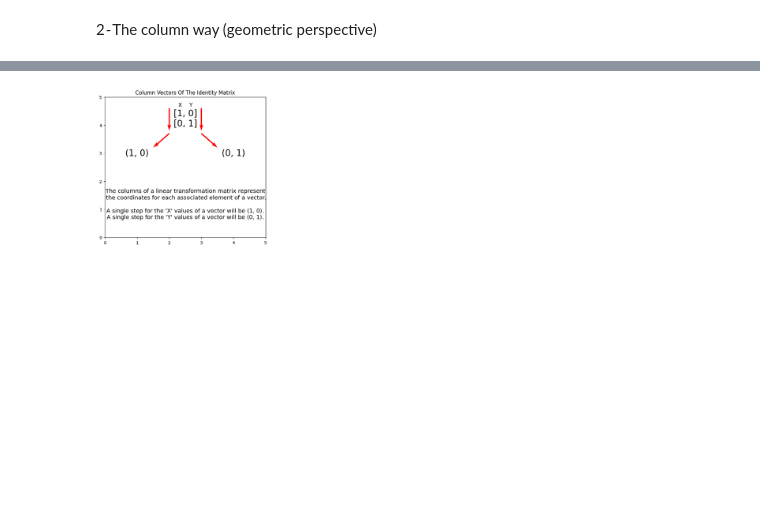
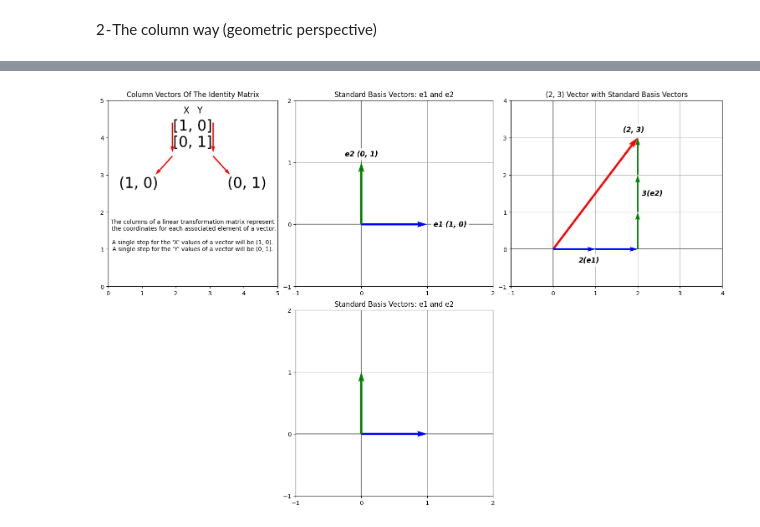
Before and after one commit to Keoni808/Visuals, a Jupyter notebook: Linear_Transformations_(Figures).ipynb, the cells around one changed output, grey strips where cells are left out. Cells and saved outputs as stored; diff of their text form; code cells hidden in the pictures; blank space fills up the shorter version.

Commit message:
Figure 11 (2 - The column way (geometric perspective))

```diff
--- a/Linear_Transformations_(Figures).ipynb
+++ b/Linear_Transformations_(Figures).ipynb
@@ -844,13 +844,13 @@ def draw_and_text_plot(ax, plot_location, xy_lim, texts, text_locations, text_fo
   ax.set_title(title)
 
 
-
 def draw_plot(ax, plot_location, origin, vectors, colors, texts, num_vectors, xy_lim, title):
   ax = fig.add_subplot(plot_rows, plot_cols, plot_location)
 
   for i in range(num_vectors):
-    ax.quiver(*origin, *vectors[i], color=colors[i], scale=1, scale_units='xy', angles='xy', width=.01, zorder=4)
+    ax.quiver(*origin[i], *vectors[i], color=colors[i], scale=1, scale_units='xy', angles='xy', width=.01, zorder=4)
     ax.text(vectors[i][0] - .5, vectors[i][1] + .3, texts[i], color='black', verticalalignment='center', fontsize=20, fontweight='bold', style='italic', bbox=dict(facecolor='white', alpha=0.8, edgecolor='none'))
+
   ax.set_xlim(xy_lim)
   ax.set_ylim(xy_lim)
   ax.axhline(0, color='grey', linewidth=1.5)
@@ -860,17 +860,20 @@ def draw_plot(ax, plot_location, origin, vectors, colors, texts, num_vectors, xy
   ax.grid(True)
   ax.set_title(title)
 # %%
-plot_rows = 1
-plot_cols = 20
+plot_rows = 2
+plot_cols = 15
 xy_lim = [0, 5]
 
 # Create figure size before
-fig, ax = plt.subplots(plot_rows, plot_cols, figsize=(20, 5), constrained_layout=True)
+fig, ax = plt.subplots(plot_rows, plot_cols, figsize=(15, 10), constrained_layout=True)
 
-for i in range(plot_cols):
-  ax[i].axis('off')
+for i in range(plot_rows):
+  for j in range(plot_cols):
+    ax[i][j].axis('off')
+
 
 ################ FIGURE 1 ################
+
 
 # Row Vectors from matrix that will create individual components of output vector
 
@@ -883,12 +886,12 @@ text_y = f'Y'
 # text_identity_matrix_explain = f'Coordinates for each associated element of a vector.'
 text_identity_matrix_explain = f'The columns of a linear transformation matrix represent\n the coordinates for each associated element of a vector.\n\nA single step for the \'X\' values of a vector will be (1, 0).\nA single step for the \'Y\' values of a vector will be (0, 1).'
 
-text_location = [(2.50, 3.8), (1, 2.75), (4, 2.75), (2.33, 4.5), (2.67, 4.5), (2.5, .5)]
-text_fonts = [20, 20, 20, 12, 12, 13]
+text_location = [(2.50, 3.6), (.9, 2.5), (4.1, 2.5), (2.3, 4.5), (2.7, 4.5), (2.5, .8)]
+text_fonts = [25, 25, 25, 15, 15, 10]
 num_texts = 6
 
 # plot variables
-origin = [[2, 4.6], [3, 4.6], [2, 3.7], [3, 3.7]]
+origin = [[1.9, 4.4], [3.1, 4.4], [1.9, 3.5], [3.1, 3.5]]
 vectors = [[0, -.8], [0, -.8], [-.5, -.5], [.5, -.5]]
 num_vectors = len(vectors)
 
@@ -896,4 +899,62 @@ draw_and_text_plot(ax, (1, 5), xy_lim,
                   [text_identity_matrix, text_std_x_basis, text_std_y_basis, text_x, text_y, text_identity_matrix_explain],
                    text_location, text_fonts, num_texts,
                    origin, vectors, num_vectors, "Column Vectors Of The Identity Matrix")
+
+
+################ FIGURE 2 ################
+
+vectors = [(1, 0), (0, 1)]
+origins= [(0, 0), (0, 0)]
+colors = ['b', 'g']
+texts = ['', '']
+fig_2_xy_lim = [-1, 2]
+
+draw_plot(ax, (21, 25), origins, vectors, colors, texts, len(vectors), fig_2_xy_lim, 'Standard Basis Vectors: e1 and e2')
+
+
+# Creating standard basis vectors (e1 & e2)
+ax1 = fig.add_subplot(2, 15, (6, 10))
+ax1.quiver(0, 0, 1, 0, color=['b'], scale=1, scale_units='xy', angles='xy', width = .01, zorder=3)
+ax1.quiver(0, 0, 0, 1, color=['g'], scale=1, scale_units='xy', angles='xy', width = .01, zorder=3)
+
+# Adding enhanced text annotations
+ax1.text(1.1, 0, 'e1 (1, 0)', color='black', verticalalignment='center', fontsize=12, fontweight='bold', style='italic', bbox=dict(facecolor='white', alpha=0.8, edgecolor='none'))
+ax1.text(0, 1.1, 'e2 (0, 1)', color='black', horizontalalignment='center', fontsize=12, fontweight='bold', style='italic', bbox=dict(facecolor='white', alpha=0.8, edgecolor='none'))
+
+ax1.set_xlim(-1, 2)
+ax1.set_ylim(-1, 2)
+ax1.axhline(0, color='grey', linewidth=1.5)
+ax1.axvline(0, color='grey', linewidth=1.5)
+
+# Set the grid to show at each integer interval
+ax1.xaxis.set_major_locator(MultipleLocator(1))
+ax1.yaxis.set_major_locator(MultipleLocator(1))
+
+ax1.grid(True)
+ax1.set_title('Standard Basis Vectors: e1 and e2')
+
+
+################ FIGURE 3 ################
+
+
+# Creating standard vector
+ax4 = fig.add_subplot(2, 15, (11, 15))
+ax4.quiver(0, 0, 2, 3, color=['r'], scale=1, scale_units='xy', angles='xy', width=.01, zorder=3)
+ax4.quiver(0, 0, 1, 0, color=['b'], scale=1, scale_units='xy', angles='xy', zorder=3)
+ax4.quiver(1, 0, 1, 0, color=['b'], scale=1, scale_units='xy', angles='xy', zorder=3)
+ax4.quiver(2, 0, 0, 1, color=['g'], scale=1, scale_units='xy', angles='xy', zorder=3)
+ax4.quiver(2, 1, 0, 1, color=['g'], scale=1, scale_units='xy', angles='xy', zorder=3)
+ax4.quiver(2, 2, 0, 1, color=['g'], scale=1, scale_units='xy', angles='xy', zorder=3)
+
+ax4.text(.6, -.3, '2(e1)', color='black', verticalalignment='center', fontsize=12, fontweight='bold', style='italic', bbox=dict(facecolor='white', alpha=0.8, edgecolor='none'))
+ax4.text(2.1, 1.5, '3(e2)', color='black', verticalalignment='center', fontsize=12, fontweight='bold', style='italic', bbox=dict(facecolor='white', alpha=0.8, edgecolor='none'))
+ax4.text(1.65, 3.2, '(2, 3)', color='black', verticalalignment='center', fontsize=12, fontweight='bold', style='italic', bbox=dict(facecolor='white', alpha=0.8, edgecolor='none'))
+
+ax4.set_xlim(-1, 4)
+ax4.set_ylim(-1, 4)
+ax4.axhline(0, color='grey', linewidth=1.5)
+ax4.axvline(0, color='grey', linewidth=1.5)
+
+ax4.grid(True)
+ax4.set_title('(2, 3) Vector with Standard Basis Vectors')
 # %% [output]
@@ -900 +962 @@ draw_and_text_plot(ax, (1, 5), xy_lim,
-[figure, old version]
+[figure, new version]
```
Also changed, not shown: parts of 1 cell of this notebook.
